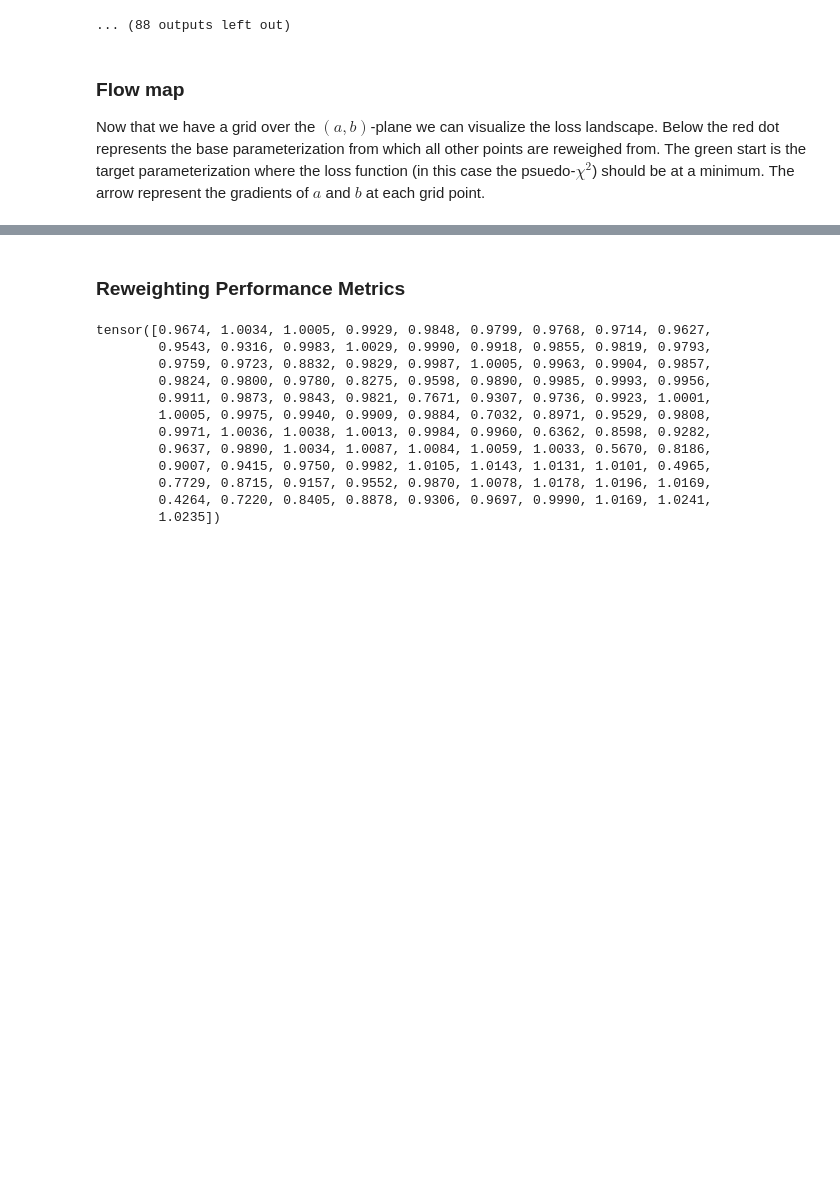
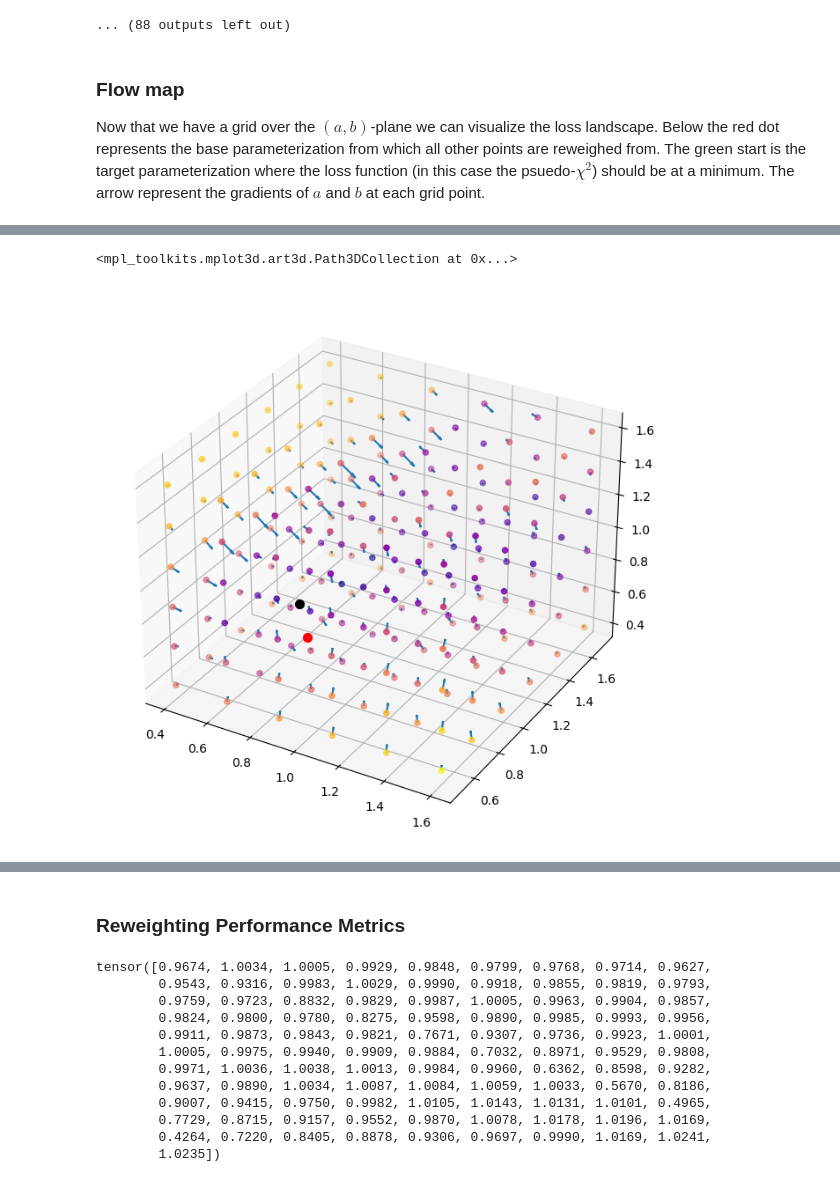
Before and after one commit to tonymenzo/RSA, a Jupyter notebook: src/RSA_nD_flow_map.ipynb, the cells around one changed output, grey strips where cells are left out. Drawn from its saved outputs; the diff is of its cells as text; code cells hidden in the pictures; blank space fills up the shorter version.

```diff
--- a/src/RSA_nD_flow_map.ipynb
+++ b/src/RSA_nD_flow_map.ipynb
@@ -313,10 +361,12 @@ import matplotlib.colors as mcolors
 from mpl_toolkits.mplot3d import Axes3D
 # print(a_b_c)
 
-magnitudes = np.load('/pscratch/sd/l/ljpuslar/RSA/RSA/src/temp_results/Flow_map_nD/magnitudes_2')
-a_b_gradients = np.load('/pscratch/sd/l/ljpuslar/RSA/RSA/src/temp_results/Flow_map_nD/gradients_2')
-a_b_c = np.load('/pscratch/sd/l/ljpuslar/RSA/RSA/src/temp_results/Flow_map_nD/ad_bd_au_2')
-loss_grid = np.load('/pscratch/sd/l/ljpuslar/RSA/RSA/src/temp_results/Flow_map_nD/loss_grid_2')
+magnitudes = np.load('/pscratch/sd/l/ljpuslar/RSA/RSA/src/temp_results/Flow_map_nD/magnitudes_5.npy')
+a_b_gradients = np.load('/pscratch/sd/l/ljpuslar/RSA/RSA/src/temp_results/Flow_map_nD/gradients_5.npy')
+a_b_c = np.load('/pscratch/sd/l/ljpuslar/RSA/RSA/src/temp_results/Flow_map_nD/ad_bd_au_5.npy')
+loss_grid = np.load('/pscratch/sd/l/ljpuslar/RSA/RSA/src/temp_results/Flow_map_nD/loss_grid_5.npy')
+mu = np.load('/pscratch/sd/l/ljpuslar/RSA/RSA/src/temp_results/Flow_map_nD/mu_5.npy')
+Neff = np.load('/pscratch/sd/l/ljpuslar/RSA/RSA/src/temp_results/Flow_map_nD/Neff_5.npy')
 
 
 
@@ -324,10 +374,15 @@ loss_grid = np.load('/pscratch/sd/l/ljpuslar/RSA/RSA/src/temp_results/Flow_map_n
 magnitudes = np.linalg.norm(a_b_gradients, axis=1)
 print(magnitudes.shape)
 
-# np.save('/pscratch/sd/l/ljpuslar/RSA/RSA/src/temp_results/Flow_map_nD/magnitudes_2',magnitudes)
-# np.save('/pscratch/sd/l/ljpuslar/RSA/RSA/src/temp_results/Flow_map_nD/gradients_2',a_b_gradients)
-# np.save('/pscratch/sd/l/ljpuslar/RSA/RSA/src/temp_results/Flow_map_nD/ad_bd_au_2',a_b_c)
-# np.save('/pscratch/sd/l/ljpuslar/RSA/RSA/src/temp_results/Flow_map_nD/loss_grid_2',loss_grid)
+#to save:
+# mu = metrics[0]
+# Neff = metrics[1]
+# np.save('/pscratch/sd/l/ljpuslar/RSA/RSA/src/temp_results/Flow_map_nD/mu_5', mu)
+# np.save('/pscratch/sd/l/ljpuslar/RSA/RSA/src/temp_results/Flow_map_nD/Neff_5', Neff)
+# np.save('/pscratch/sd/l/ljpuslar/RSA/RSA/src/temp_results/Flow_map_nD/magnitudes_5',magnitudes)
+# np.save('/pscratch/sd/l/ljpuslar/RSA/RSA/src/temp_results/Flow_map_nD/gradients_5',a_b_gradients)
+# np.save('/pscratch/sd/l/ljpuslar/RSA/RSA/src/temp_results/Flow_map_nD/ad_bd_au_5',a_b_c)
+# np.save('/pscratch/sd/l/ljpuslar/RSA/RSA/src/temp_results/Flow_map_nD/loss_grid_5',loss_grid)
 
 # 1 -> ad = 0.78, au =0.58, bd = 0.88
 # 2 -> ad = 0.72, au =0.64, bd = 0.88
@@ -345,47 +400,11 @@ print(au)
 print(magnitudes[0])
 
 g1,g2,g3 =  -a_b_gradients[:,0], -a_b_gradients[:,1], -a_b_gradients[:,2],
-scale = 20
+scale = 1e2
 ax.quiver(ad,bd,au,g1/scale,g2/scale,g3/scale)
 # sc = ax.scatter(ad, bd, au, c=magnitudes, cmap='plasma', s=20)  # 's' is size, 'c' is color
 sc = ax.scatter(ad, bd, au, c=np.log10((loss_grid * N_events)), cmap='plasma', s=20)  # 's' is size, 'c' is color
 
 ax.scatter(0.68,0.98,0.68, label = 'base', c= 'black', s=50)
-ax.scatter(0.78,0.88,0.58, label = 'target', c='black', s=50)
-
-
-
-# # Set the background color based on the magnitude
-# # Normalize the magnitude to use it with the colormap
-# norm = mcolors.Normalize(vmin=np.min(magnitudes), vmax=np.max(magnitudes))
-# cmap = plt.cm.plasma  # Choose a colormap
-
-# # Assuming magnitudes can be reshaped into a grid directly for simplicity
-# # In a real scenario, you might need to interpolate these values onto a grid
-# grid_len = int(np.cbrt(len(magnitudes)))
-# grid_shape = (grid_len)
-# magnitudes_grid = magnitudes.reshape(grid_shape).T
-
-# # Create a heatmap of the gradient magnitudes
-# #heatmap = ax.imshow(magnitudes_grid, cmap=cmap, norm=norm, origin='lower', extent=(np.min(a_b[:, 0]), np.max(a_b[:, 0]), np.min(a_b[:, 1]), np.max(a_b[:, 1])))
-# # heatmap = ax.imshow(np.log10((loss_grid * N_events)).reshape(grid_shape).T, cmap=cmap, origin='lower', extent=(np.min(a_b[:, 0]), np.max(a_b[:, 0]), np.min(a_b[:, 1]), np.max(a_b[:, 1])))
-
-
-# # Add a colorbar to show the magnitude scale
-# fig.colorbar(heatmap, ax=ax, label=r'$\log \left(\mathcal{L}_{\chi^2}[\{ N_h \}]\right)$', shrink=0.75)
-
-# # Plot arrows for each point and direction
-# for point, gradient in zip(a_b, a_b_gradients):
-#     ax.arrow(point[0], point[1], -gradient[0]/5e2, -gradient[1]/5e2, head_width=0.05, head_length=0.05, fc='k', ec='k')
-#     # ax.arrow(point[0], point[1], -gradient[0]/5e1, -gradient[1]/5e1, head_width=0.005, head_length=0.005, fc='k', ec='k')
-
-# a_b_target = np.array([0.68, 0.98]) # Monash
-# ax.plot(a_b_target[0], a_b_target[1], '*', color='green', label = 'Target', ms = 6, linewidth=10)
-# ax.plot(RSA.params_base[0].clone().detach().numpy(), RSA.params_base[1].clone().detach().numpy(), 'o', color = 'red', label = 'Base', ms = 5, linewidth=10)
-
-# ax.set_title(rf'$N_{{\mathrm{{batch}}}} = {N_events}$')
-# ax.set_xlabel(r'$a$')
-# ax.set_ylabel(r'$b$')
-
-# fig.tight_layout()
+ax.scatter(0.78,0.88,0.58, label = 'target', c='red', s=50)
 # %% [output]
@@ -392,0 +429,2 @@ FileNotFoundError: [Errno 2] No such file or directory: '/pscratch/sd/l/ljpuslar
+<mpl_toolkits.mplot3d.art3d.Path3DCollection at 0x...>
+[figure, added]
```
Also changed, not shown: parts of 11 cells of this notebook, 19 other files.
